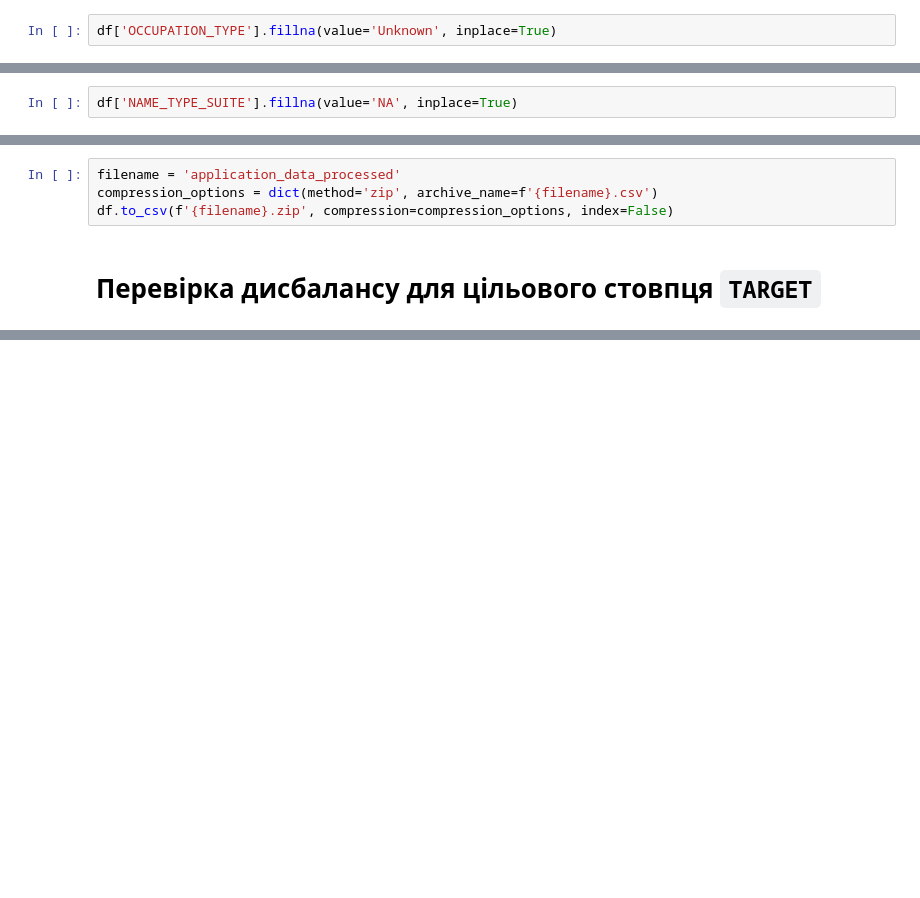
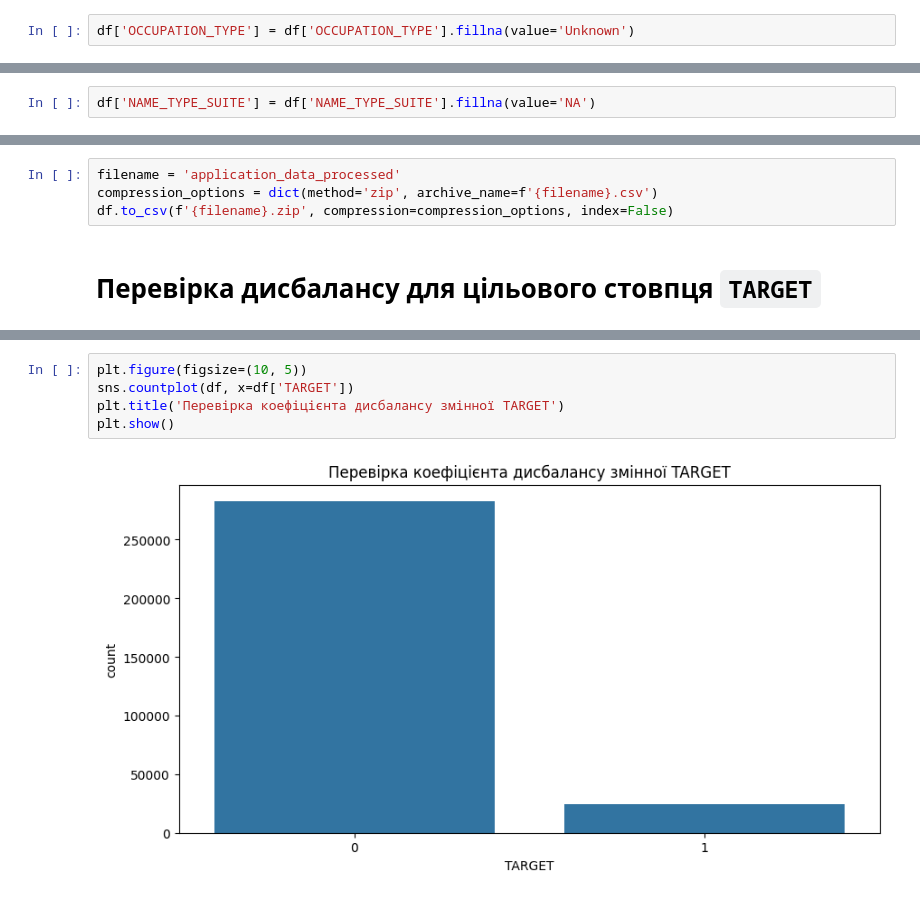
Before and after one commit to prindyn/ml_learning, a Jupyter notebook: HW 1.2 Credit EDA.ipynb, the cells around one changed output, grey strips where cells are left out. Cells and saved outputs as stored; diff of their text form; blank space fills up the shorter version.

```diff
--- a/HW 1.2 Credit EDA.ipynb
+++ b/HW 1.2 Credit EDA.ipynb
@@ -390,4 +390,4 @@ Name: count, dtype: int64
 # %% [markdown]
 Заміна NULL-значень на категорією `Unknown`
 # %%
-df['OCCUPATION_TYPE'].fillna(value='Unknown', inplace=True)
+df['OCCUPATION_TYPE'] = df['OCCUPATION_TYPE'].fillna(value='Unknown')
@@ -662,4 +655,4 @@ plt.show()
 - Ми також могли б імпутувати дані зі значенням `NA`, оскільки ця колонка є категоричною.
 - Аналогічно, якщо в колонці не вистачає менше 1% даних, ми можемо її опустити. Але якщо ми вилучимо всі дані в усіх стовпчиках, де пропущено <=1% даних, ми можемо вилучити занадто багато даних. Тому я здебільшого зберігаю дані настільки, наскільки це можливо.
 # %%
-df['NAME_TYPE_SUITE'].fillna(value='NA', inplace=True)
+df['NAME_TYPE_SUITE'] = df['NAME_TYPE_SUITE'].fillna(value='NA')
@@ -1704,0 +1707,7 @@ df.to_csv(f'{filename}.zip', compression=compression_options, index=False)
+# %%
+plt.figure(figsize=(10, 5))
+sns.countplot(df, x=df['TARGET'])
+plt.title('Перевірка коефіцієнта дисбалансу змінної TARGET')
+plt.show()
+# %% [output]
+[figure, added]
```
Also changed, not shown: parts of 164 cells of this notebook, 2 other files.
